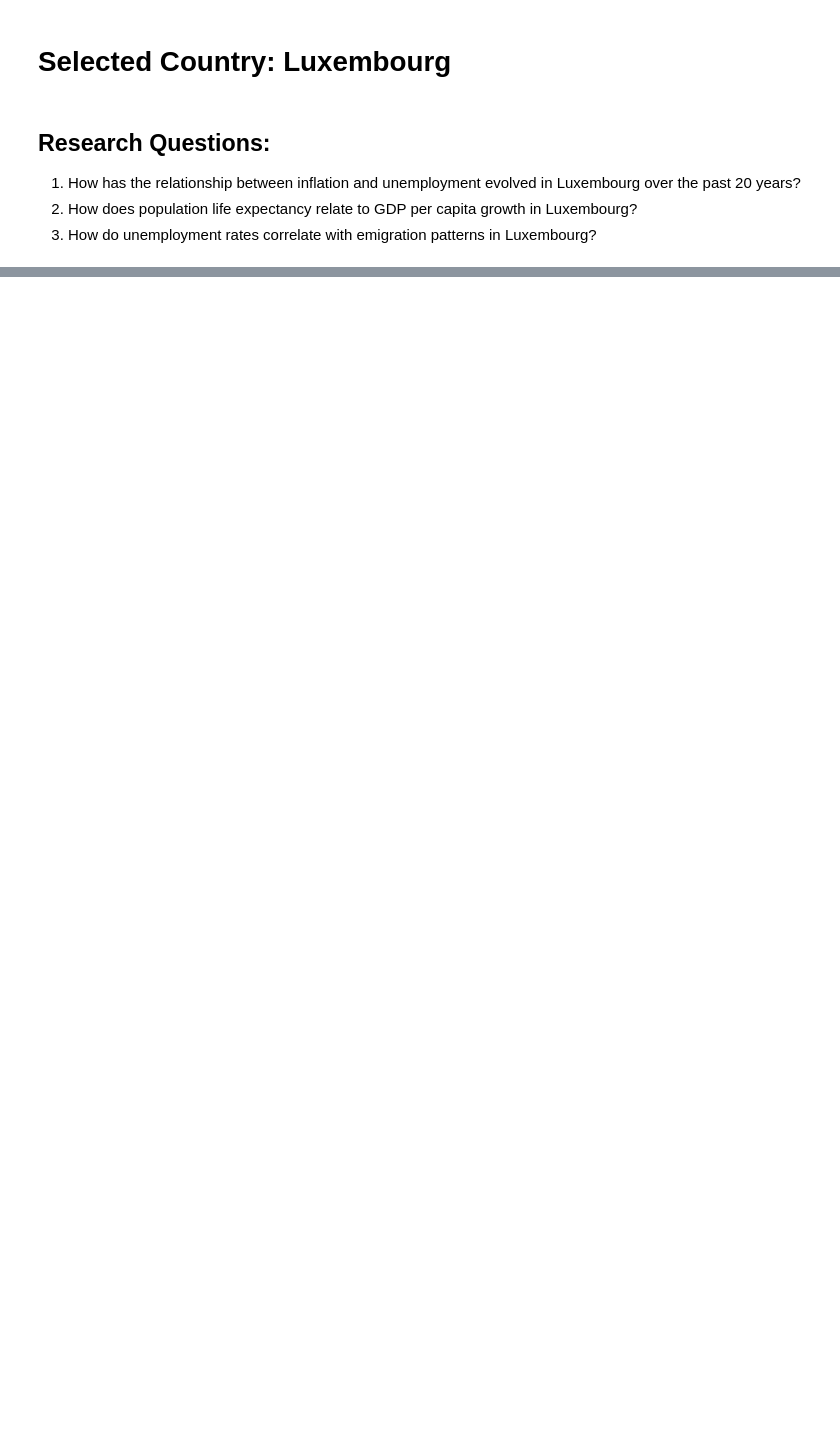
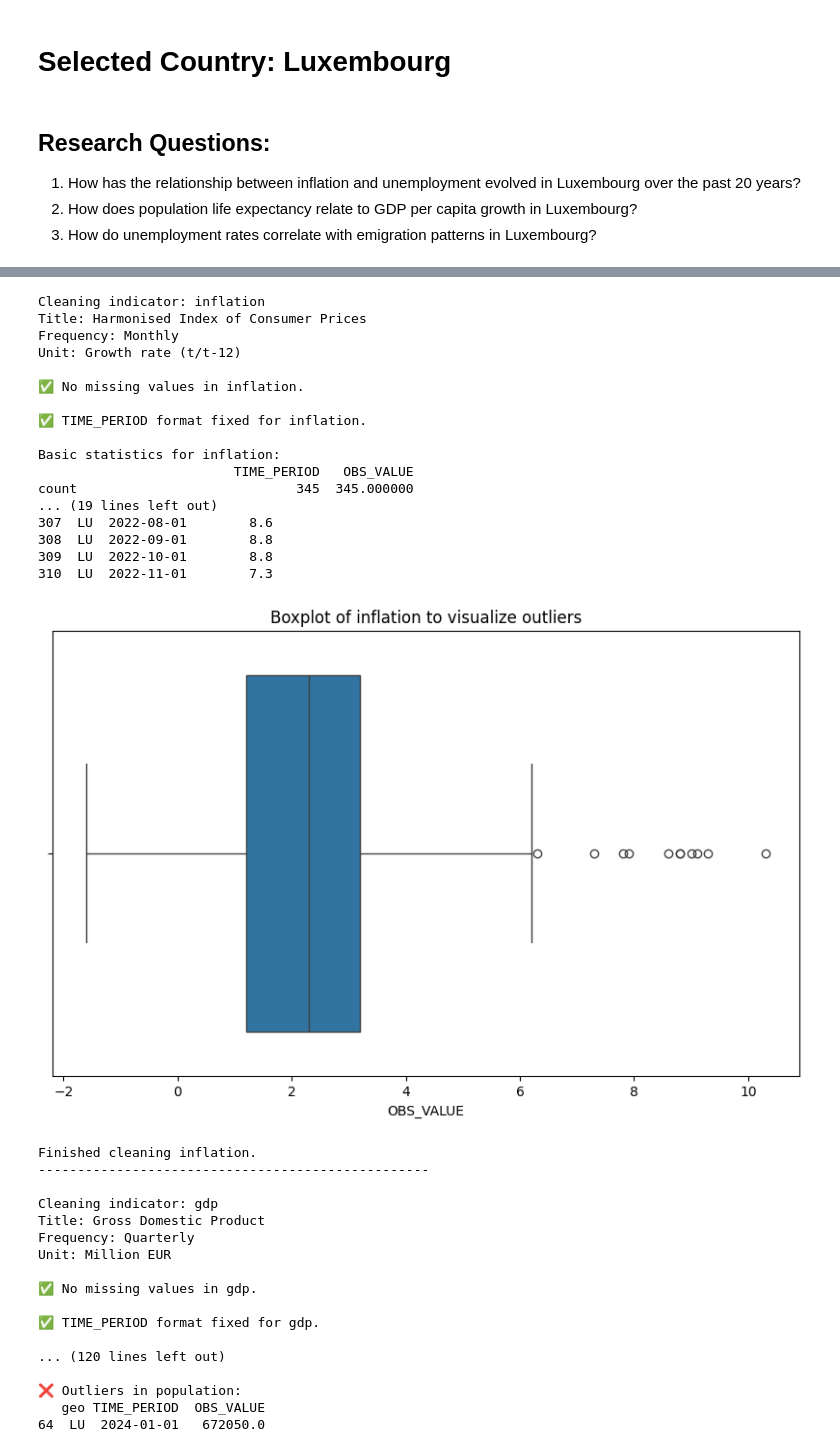
Before and after one commit to SexomQ/ExploratoryDataAnalysis, a Jupyter notebook: EuropeanDevelopmentIndicatorsAcquisition.ipynb, the cells around one changed output, grey strips where cells are left out. Drawn from its saved outputs; the diff is of its cells as text; code cells hidden in the pictures; blank space fills up the shorter version.

Commit message:
add cleaning and processing

```diff
--- a/EuropeanDevelopmentIndicatorsAcquisition.ipynb
+++ b/EuropeanDevelopmentIndicatorsAcquisition.ipynb
@@ -99,0 +253,7 @@ Indicators are stored in .csv files in "data (indicators)" folder.
+# %%
+# Remove unnecessary columns
+### The only columns we need are 'geo' (Region), 'TIME_PERIOD', 'OBS_VALUE' (Value of the indicator)
+
+indicators_keys = list(indicators.keys())
+for i in range(len(indicators_keys)):
+    indicators[indicators_keys[i]] = indicators[indicators_keys[i]][['geo', 'TIME_PERIOD', 'OBS_VALUE']]
@@ -99,0 +351,42 @@ Indicators are stored in .csv files in "data (indicators)" folder.
+# %%
+# Clean all indicators saving only for Luxembourg
+cleaned_indicators = {}
+
+for key in indicators.keys():
+    cleaned_indicators[key] = clean_indicator(indicators[key], key, region='LU')
+# %% [output]
+Cleaning indicator: inflation
+Title: Harmonised Index of Consumer Prices
+Frequency: Monthly
+Unit: Growth rate (t/t-12)
+
+✅ No missing values in inflation.
+
+✅ TIME_PERIOD format fixed for inflation.
+
+Basic statistics for inflation:
+                         TIME_PERIOD   OBS_VALUE
+count                            345  345.000000
+... (19 lines left out)
+307  LU  2022-08-01        8.6
+308  LU  2022-09-01        8.8
+309  LU  2022-10-01        8.8
+310  LU  2022-11-01        7.3
+[figure, added]
+Finished cleaning inflation.
+--------------------------------------------------
+
+Cleaning indicator: gdp
+Title: Gross Domestic Product
+Frequency: Quarterly
+Unit: Million EUR
+
+✅ No missing values in gdp.
+
+✅ TIME_PERIOD format fixed for gdp.
+
+... (120 lines left out)
+
+❌ Outliers in population:
+   geo TIME_PERIOD  OBS_VALUE
+64  LU  2024-01-01   672050.0
```
Also changed, not shown: parts of 24 cells of this notebook, 15 other files.
